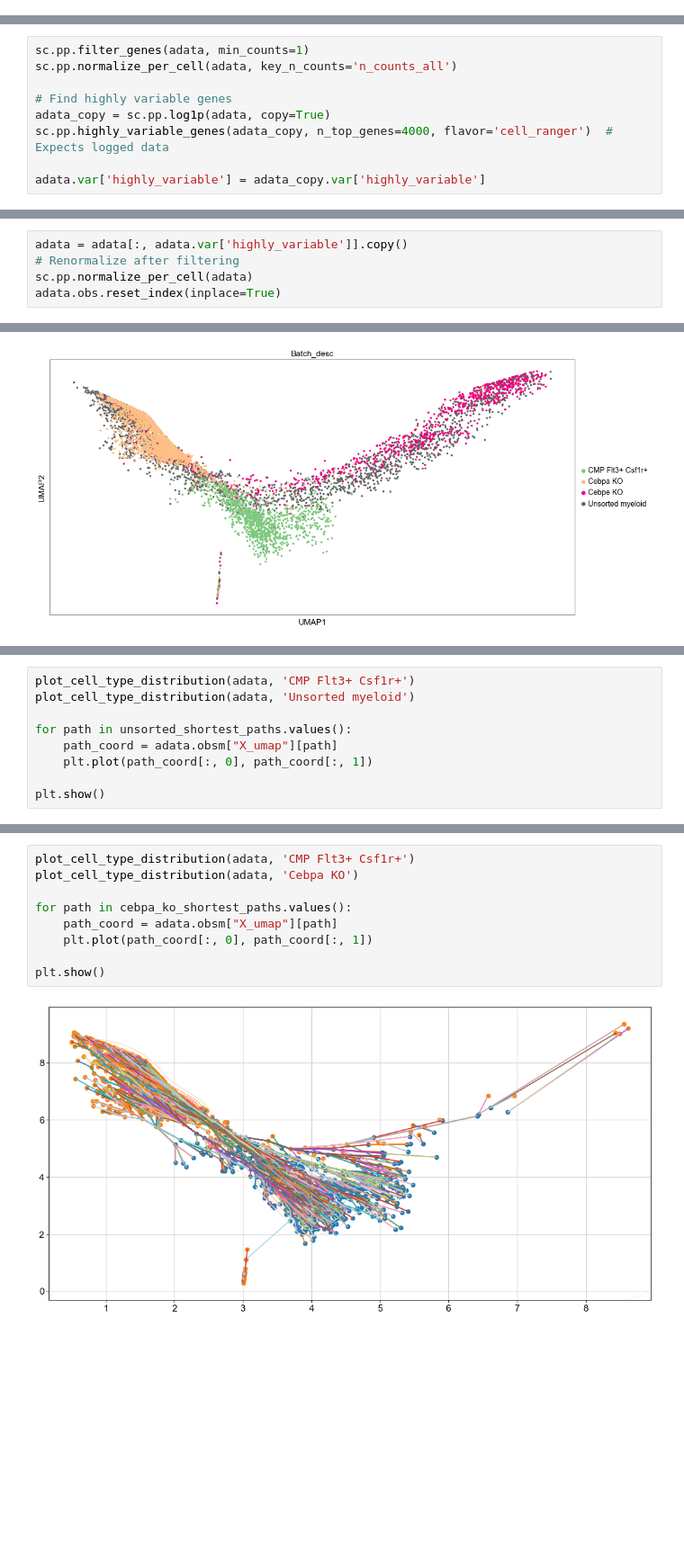
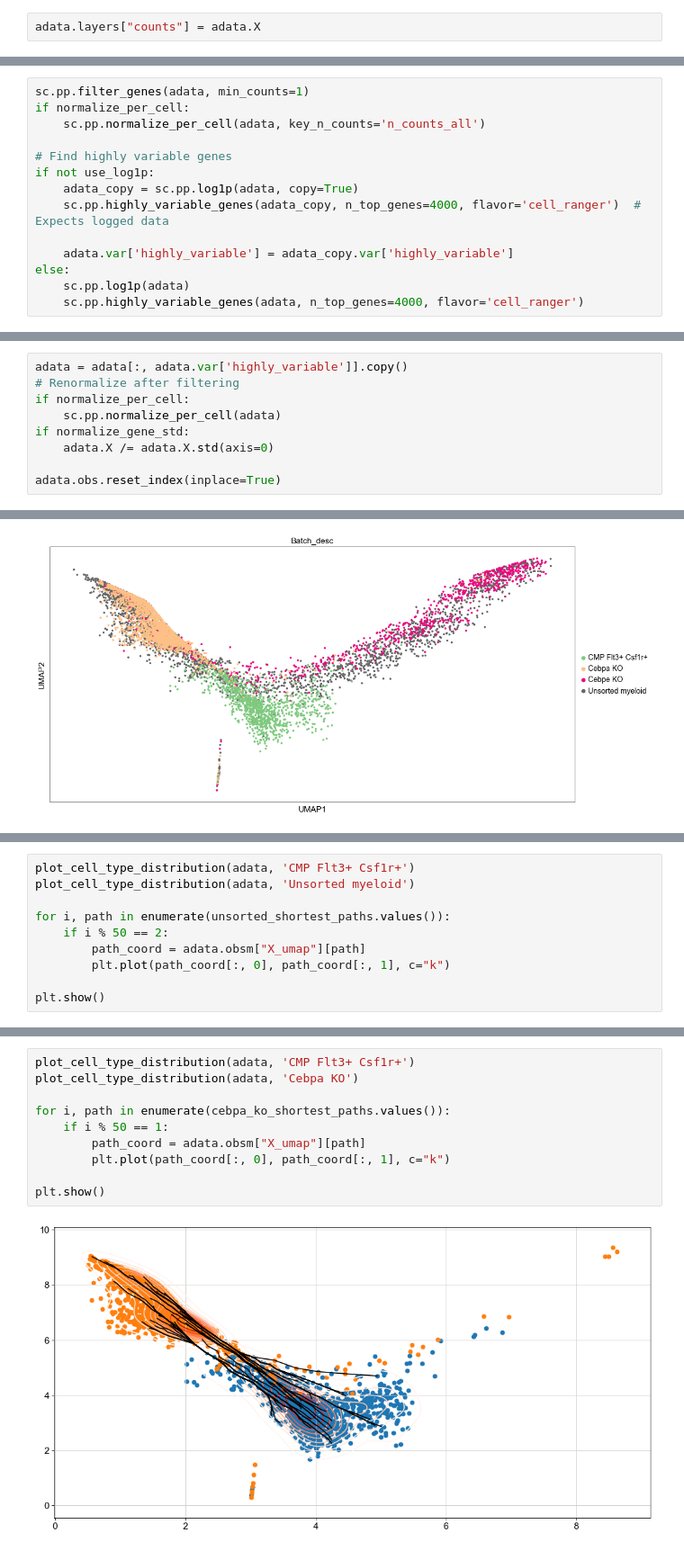
Before and after one commit to Bertinus/FLeCS, a Jupyter notebook: notebooks/CellPaths.ipynb, the cells around one changed output, grey strips where cells are left out. Shown at 90% size. Saved outputs shown, nothing was run; the diff lists cells and outputs as text; blank space fills up the shorter version.

```diff
--- a/notebooks/CellPaths.ipynb
+++ b/notebooks/CellPaths.ipynb
@@ -25,17 +28,24 @@ adata = adata[adata.obs["Batch_desc"].apply(lambda n: n in ['Unsorted myeloid',
                                                             'CMP Flt3+ Csf1r+',
                                                             'Cebpe KO',
                                                             'Cebpa KO'])].copy()
+# %%
+adata.layers["counts"] = adata.X
 # %% [markdown]
 ## Highly variable genes
 # %%
 sc.pp.filter_genes(adata, min_counts=1)
-sc.pp.normalize_per_cell(adata, key_n_counts='n_counts_all')
+if normalize_per_cell:
+    sc.pp.normalize_per_cell(adata, key_n_counts='n_counts_all')
 
 # Find highly variable genes
-adata_copy = sc.pp.log1p(adata, copy=True)
-sc.pp.highly_variable_genes(adata_copy, n_top_genes=4000, flavor='cell_ranger')  # Expects logged data
+if not use_log1p:
+    adata_copy = sc.pp.log1p(adata, copy=True)
+    sc.pp.highly_variable_genes(adata_copy, n_top_genes=4000, flavor='cell_ranger')  # Expects logged data
 
-adata.var['highly_variable'] = adata_copy.var['highly_variable']
+    adata.var['highly_variable'] = adata_copy.var['highly_variable']
+else:
+    sc.pp.log1p(adata)
+    sc.pp.highly_variable_genes(adata, n_top_genes=4000, flavor='cell_ranger')
 # %%
 adata.var['highly_variable']["Cebpa"]
 # %% [output]
@@ -69,7 +79,11 @@ Calculated MAGIC in 65.28 seconds.
 # %%
 adata = adata[:, adata.var['highly_variable']].copy()
 # Renormalize after filtering
-sc.pp.normalize_per_cell(adata)
+if normalize_per_cell:
+    sc.pp.normalize_per_cell(adata)
+if normalize_gene_std:
+    adata.X /= adata.X.std(axis=0)
+
 adata.obs.reset_index(inplace=True)
 # %% [markdown]
 ## Compute cell paths
@@ -127,9 +168,10 @@ sc.pl.umap(adata, color="Batch_desc", palette="Accent", legend_loc='right margin
 plot_cell_type_distribution(adata, 'CMP Flt3+ Csf1r+')
 plot_cell_type_distribution(adata, 'Unsorted myeloid')
 
-for path in unsorted_shortest_paths.values():
-    path_coord = adata.obsm["X_umap"][path]
-    plt.plot(path_coord[:, 0], path_coord[:, 1])
+for i, path in enumerate(unsorted_shortest_paths.values()):
+    if i % 50 == 2:
+        path_coord = adata.obsm["X_umap"][path]
+        plt.plot(path_coord[:, 0], path_coord[:, 1], c="k")
 
 plt.show()
 # %% [output]
@@ -137,14 +179,15 @@ plt.show()
 # %%
 plot_cell_type_distribution(adata, 'CMP Flt3+ Csf1r+')
 plot_cell_type_distribution(adata, 'Cebpa KO')
 
-for path in cebpa_ko_shortest_paths.values():
-    path_coord = adata.obsm["X_umap"][path]
-    plt.plot(path_coord[:, 0], path_coord[:, 1])
+for i, path in enumerate(cebpa_ko_shortest_paths.values()):
+    if i % 50 == 1:
+        path_coord = adata.obsm["X_umap"][path]
+        plt.plot(path_coord[:, 0], path_coord[:, 1], c="k")
 
 plt.show()
 # %% [output]
-[figure, old version]
+[figure, new version]
 # %%
 plot_cell_type_distribution(adata, 'CMP Flt3+ Csf1r+')
 plot_cell_type_distribution(adata, 'Cebpe KO')
```
Also changed, not shown: parts of 14 cells of this notebook, 14 other files.
